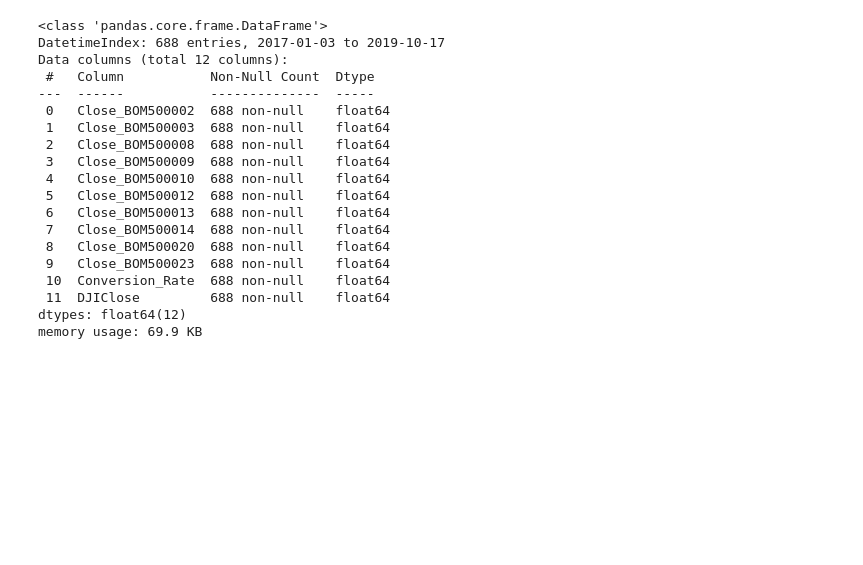
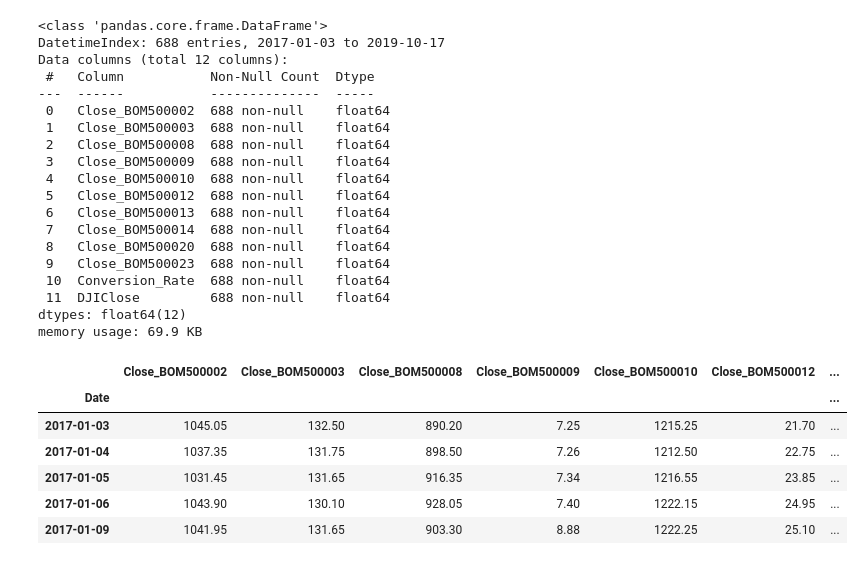
Before and after one commit to santoshgurujula/ML_TF, a Jupyter notebook: TimeSeriesModel_V1.ipynb, the cells around one changed output. Drawn from its saved outputs; the diff is of its cells as text; code cells hidden in the pictures; blank space fills up the shorter version.

```diff
--- a/TimeSeriesModel_V1.ipynb
+++ b/TimeSeriesModel_V1.ipynb
@@ -638,3 +638,13 @@ Data columns (total 12 columns):
  11  DJIClose         688 non-null    float64
 dtypes: float64(12)
 memory usage: 69.9 KB
+# %%
+multi_train_data.head()
+# %% [output]
+|  | Close_BOM500002 | Close_BOM500003 | Close_BOM500008 | Close_BOM500009 | Close_BOM500010 | Close_BOM500012 | ... |
+| Date |  |  |  |  |  |  | ... |
+| 2017-01-03 | 1045.05 | 132.50 | 890.20 | 7.25 | 1215.25 | 21.70 | ... |
+| 2017-01-04 | 1037.35 | 131.75 | 898.50 | 7.26 | 1212.50 | 22.75 | ... |
+| 2017-01-05 | 1031.45 | 131.65 | 916.35 | 7.34 | 1216.55 | 23.85 | ... |
+| 2017-01-06 | 1043.90 | 130.10 | 928.05 | 7.40 | 1222.15 | 24.95 | ... |
+| 2017-01-09 | 1041.95 | 131.65 | 903.30 | 8.88 | 1222.25 | 25.10 | ... |
```
Also changed, not shown: parts of 24 cells of this notebook.
